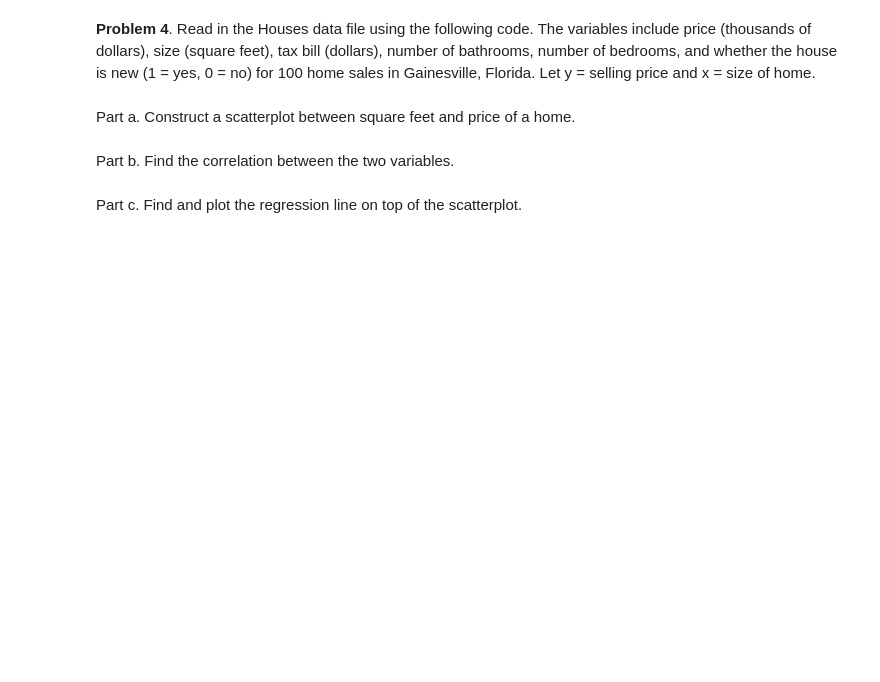
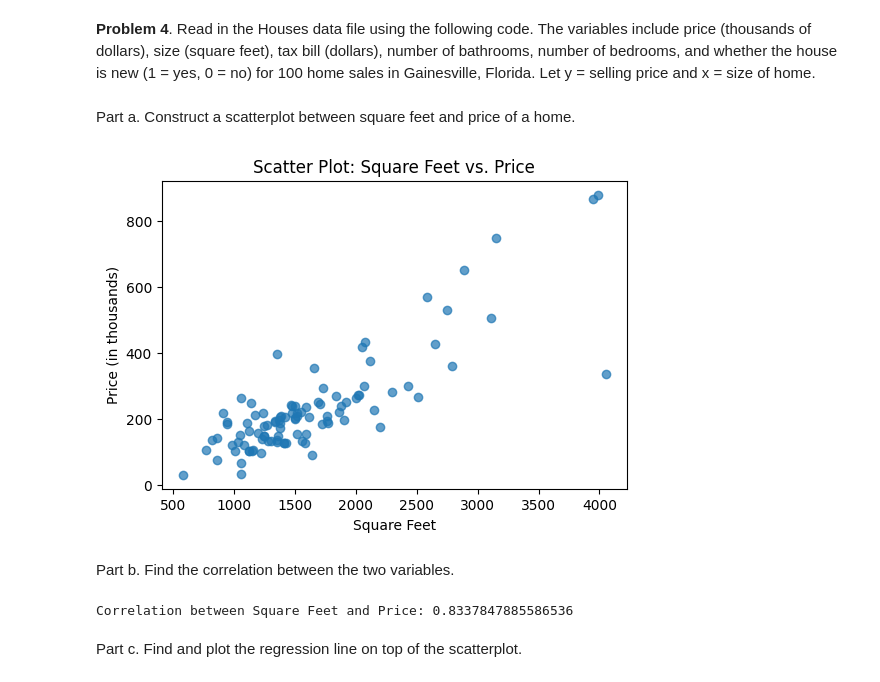
Before and after one commit to stat220/stat-220-hw1-hunterwinterton, a Jupyter notebook: Stat_220_HW1.ipynb, the cells around one changed output. Drawn from its saved outputs; the diff is of its cells as text; code cells hidden in the pictures; blank space fills up the shorter version.

```diff
--- a/Stat_220_HW1.ipynb
+++ b/Stat_220_HW1.ipynb
@@ -27,10 +107,26 @@ Part c. Now include the observation for D.C. and recalculate the mean, median, a
 **Problem 4**. Read in the Houses data file using the following code.  The variables include price (thousands of dollars), size (square feet), tax bill (dollars), number of bathrooms, number of bedrooms, and whether the house is new (1 = yes, 0 = no) for 100 home sales in Gainesville, Florida. Let
 y = selling price and x = size of home.
 # %%
-houses = pd.read_csv("https://stat4ds.rwth-aachen.de/data/Houses.dat")
+houses = pd.read_fwf("https://stat4ds.rwth-aachen.de/data/Houses.dat")
 # %% [markdown]
 Part a. Construct a scatterplot between square feet and price of a home.
+# %%
+plt.figure(figsize=(6, 4))
+plt.scatter(houses['size'], houses['price'], alpha=0.7)
+plt.title('Scatter Plot: Square Feet vs. Price')
+plt.xlabel('Square Feet')
+plt.ylabel('Price (in thousands)')
+
+plt.show()
+# %% [output]
+[figure, added]
 # %% [markdown]
 Part b. Find the correlation between the two variables.
+# %%
+correlation = houses['size'].corr(houses['price'])
+
+print(f'Correlation between Square Feet and Price: {correlation}')
+# %% [output]
+Correlation between Square Feet and Price: 0.8337847885586536
 # %% [markdown]
 Part c. Find and plot the regression line on top of the scatterplot.
```
Also changed, not shown: parts of 12 cells of this notebook.
